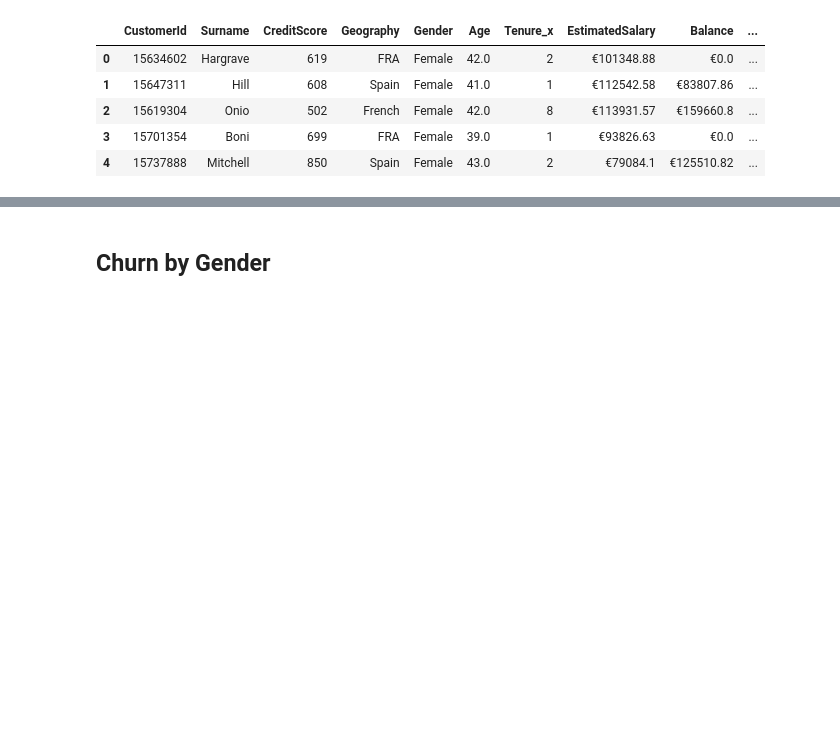
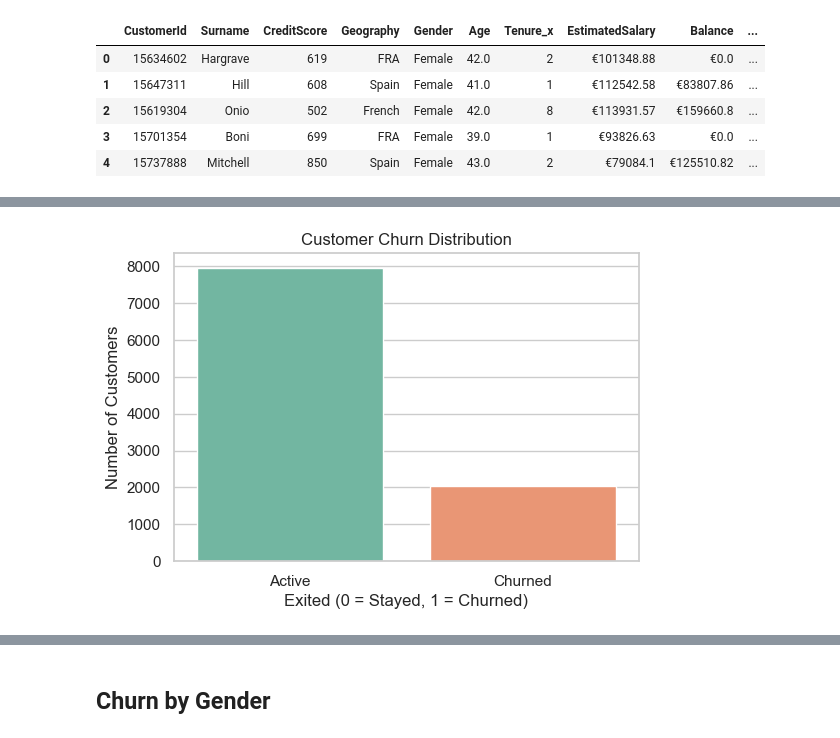
Before and after one commit to ChinenyeNoraOkey/Bank-Customers-Data-Analysis, a Jupyter notebook: Bank Customer Churn Analysis.ipynb, the cells around one changed output, grey strips where cells are left out. Cells and saved outputs as stored; diff of their text form; code cells hidden in the pictures; blank space fills up the shorter version.

```diff
--- a/Bank Customer Churn Analysis.ipynb
+++ b/Bank Customer Churn Analysis.ipynb
@@ -174,0 +173,11 @@ plt.savefig('Customer Churn Distribution.png')
+# %%
+# # Bar plot of churn counts
+plt.figure(figsize=(6,4))
+sns.countplot(x='Exited', data=merged_df, hue='Exited', palette='Set2', legend=False)
+plt.title('Customer Churn Distribution')
+plt.xlabel('Exited (0 = Stayed, 1 = Churned)')
+plt.ylabel('Number of Customers')
+plt.xticks([0, 1], ['Active', 'Churned'])
+plt.show()
+# %% [output]
+[figure, added]
```
Also changed, not shown: parts of 58 cells of this notebook, 7 other files.
